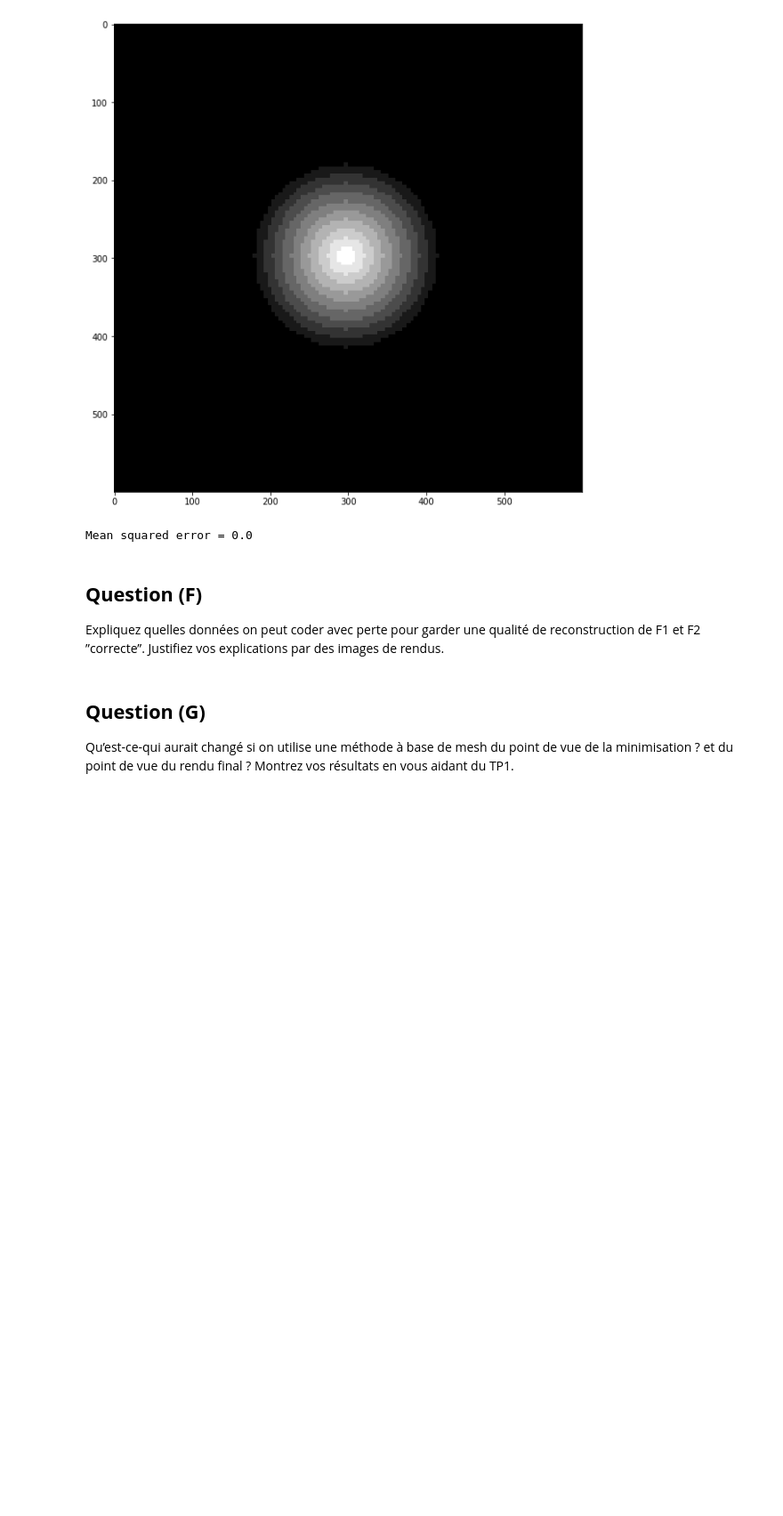
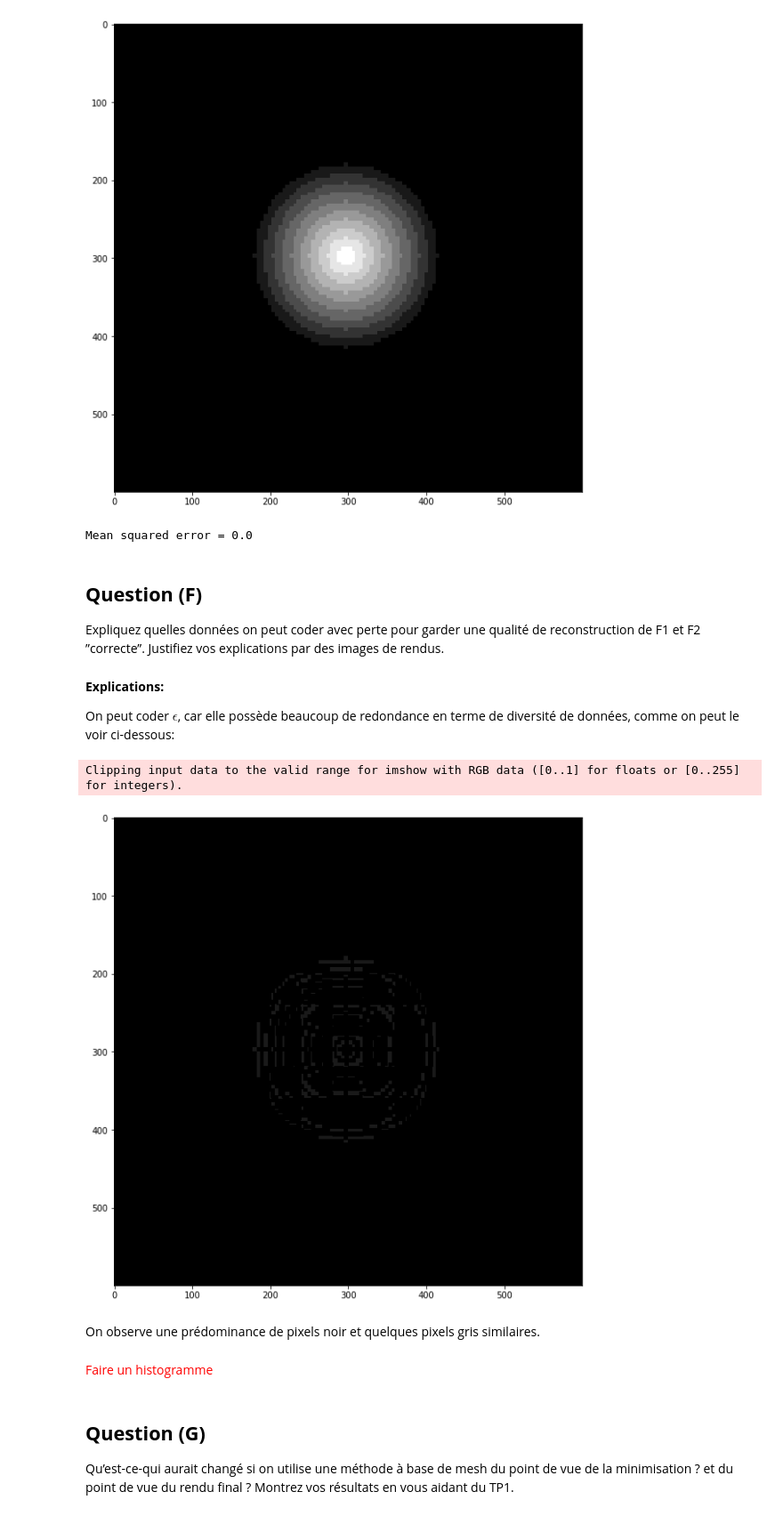
Before and after one commit to Bast-94/cv-practical-works-2023, a Jupyter notebook: tp2/notebook.ipynb, the cells around one changed output. Shown: that part at 89% size. Saved outputs shown, nothing was run; the diff lists cells and outputs as text; code cells hidden in the pictures; blank space fills up the shorter version.

Commit message:
ADD(Question (F)): Ajout d'une explication sur la valeur à encoder.

```diff
--- a/tp2/notebook.ipynb
+++ b/tp2/notebook.ipynb
@@ -306,6 +306,19 @@ Mean squared error = 0.0
 ## **Question (F)**
 Expliquez quelles données on peut coder avec perte pour garder une
 qualité de reconstruction de F1 et F2 ”correcte”. Justifiez vos explications par des images de rendus.
+# %% [markdown]
+**Explications:**
+
+On peut coder $\epsilon$, car elle possède beaucoup de redondance en terme de diversité de données, comme on peut le voir ci-dessous:
+# %%
+display_image(backward_estimator.get_epsilon())
+# %% [output]
+Clipping input data to the valid range for imshow with RGB data ([0..1] for floats or [0..255] for integers).
+[figure, added]
+# %% [markdown]
+On observe une prédominance de pixels noir et quelques pixels gris similaires.
+# %% [markdown]
+<span style="color: #FF0000">Faire un histogramme</span>
 # %% [markdown]
 ## **Question (G)**
 Qu’est-ce-qui aurait changé si on utilise une méthode à base de mesh du point de vue de la minimisation ? et du point de vue du rendu final ? Montrez vos résultats en vous aidant du TP1.
```
